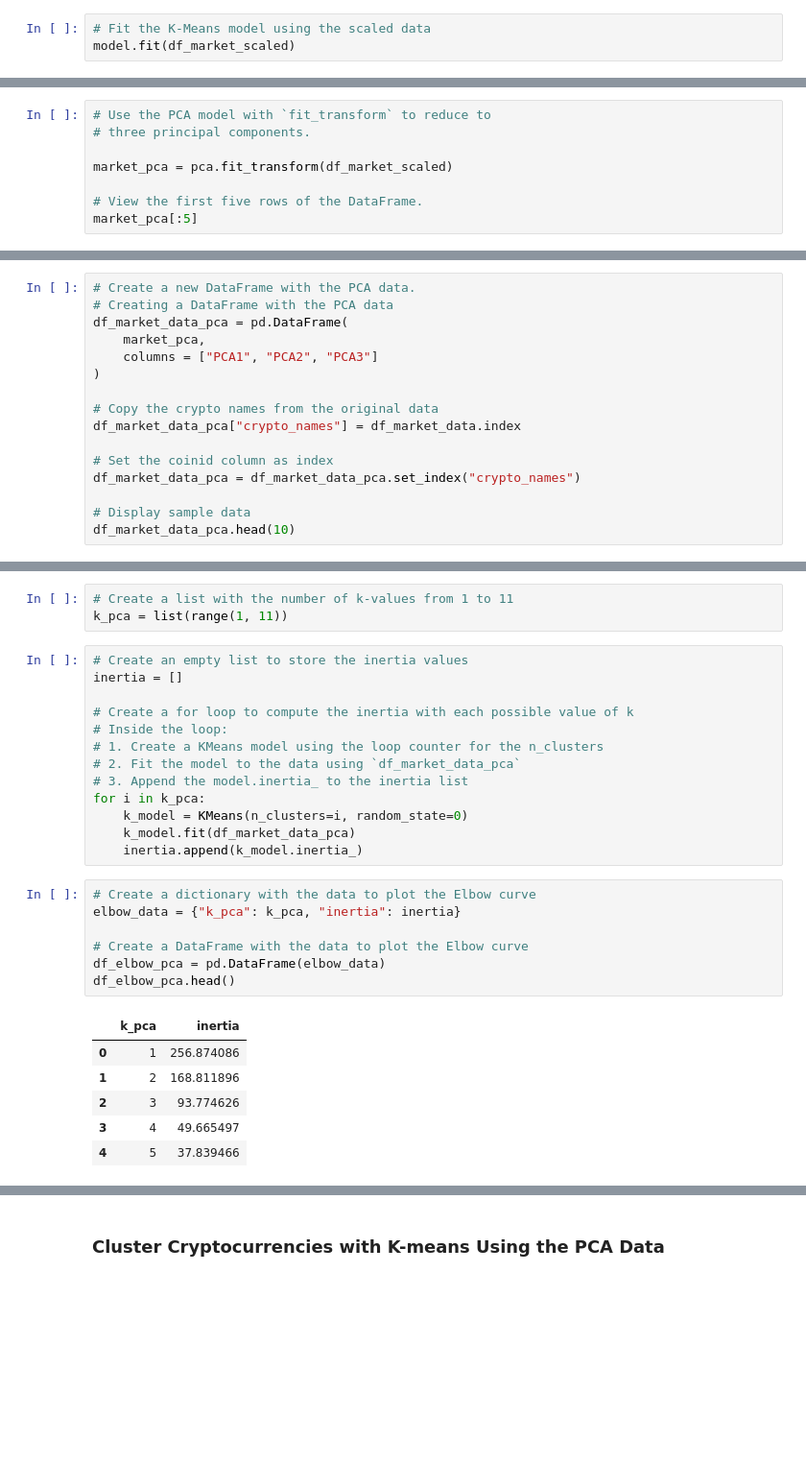
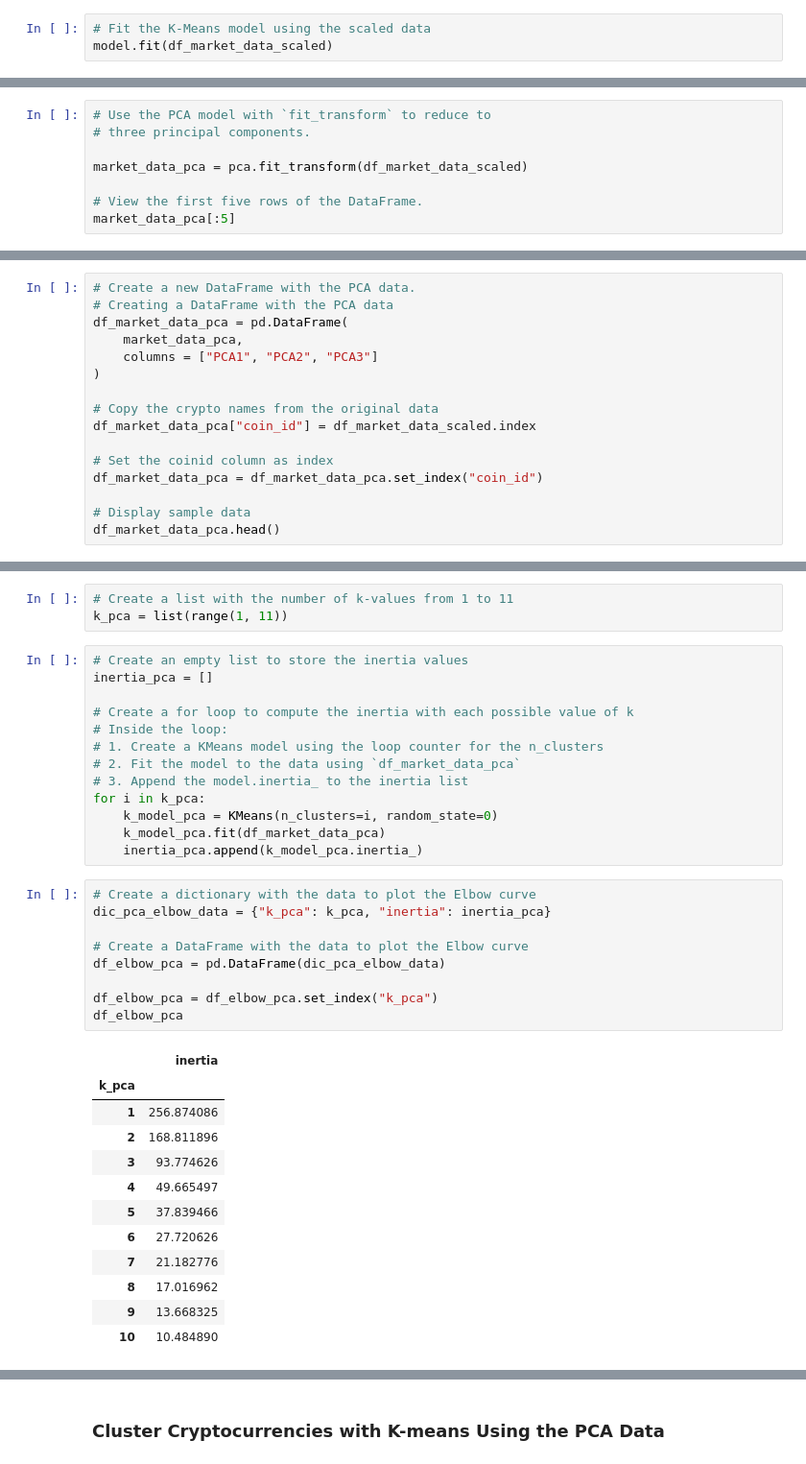
Before and after one commit to keenet1/CryptoClustering, a Jupyter notebook: Crypto_Clustering.ipynb, the cells around one changed output, grey strips where cells are left out. Shown: that part at 96% size. Drawn from its saved outputs; the diff is of its cells as text; blank space fills up the shorter version.

```diff
--- a/Crypto_Clustering.ipynb
+++ b/Crypto_Clustering.ipynb
@@ -150,7 +139,7 @@ df_elbow_original.hvplot.line(
 model = KMeans(n_clusters = 4, random_state = 0)
 # %%
 # Fit the K-Means model using the scaled data
-model.fit(df_market_scaled)
+model.fit(df_market_data_scaled)
 # %% [output]
 KMeans(n_clusters=4, random_state=0)
 # %%
@@ -205,10 +196,10 @@ pca = PCA(n_components = 3)
 # Use the PCA model with `fit_transform` to reduce to
 # three principal components.
 
-market_pca = pca.fit_transform(df_market_scaled)
+market_data_pca = pca.fit_transform(df_market_data_scaled)
 
 # View the first five rows of the DataFrame.
-market_pca[:5]
+market_data_pca[:5]
 # %% [output]
 array([[-0.60066733,  0.84276006,  0.46159457],
        [-0.45826071,  0.45846566,  0.95287678],
@@ -237,17 +227,17 @@ total_explained_variance
 # Create a new DataFrame with the PCA data.
 # Creating a DataFrame with the PCA data
 df_market_data_pca = pd.DataFrame(
-    market_pca,
+    market_data_pca,
     columns = ["PCA1", "PCA2", "PCA3"]
 )
 
 # Copy the crypto names from the original data
-df_market_data_pca["crypto_names"] = df_market_data.index
+df_market_data_pca["coin_id"] = df_market_data_scaled.index
 
 # Set the coinid column as index
-df_market_data_pca = df_market_data_pca.set_index("crypto_names")
+df_market_data_pca = df_market_data_pca.set_index("coin_id")
 
 # Display sample data
-df_market_data_pca.head(10)
+df_market_data_pca.head()
 # %% [output]
 |  | PCA1 | PCA2 | PCA3 |
@@ -271,7 +256,7 @@ df_market_data_pca.head(10)
 k_pca = list(range(1, 11))
 # %%
 # Create an empty list to store the inertia values
-inertia = []
+inertia_pca = []
 
 # Create a for loop to compute the inertia with each possible value of k
 # Inside the loop:
@@ -279,23 +264,31 @@ inertia = []
 # 2. Fit the model to the data using `df_market_data_pca`
 # 3. Append the model.inertia_ to the inertia list
 for i in k_pca:
-    k_model = KMeans(n_clusters=i, random_state=0)
-    k_model.fit(df_market_data_pca)
-    inertia.append(k_model.inertia_)
+    k_model_pca = KMeans(n_clusters=i, random_state=0)
+    k_model_pca.fit(df_market_data_pca)
+    inertia_pca.append(k_model_pca.inertia_)
 # %%
 # Create a dictionary with the data to plot the Elbow curve
-elbow_data = {"k_pca": k_pca, "inertia": inertia}
+dic_pca_elbow_data = {"k_pca": k_pca, "inertia": inertia_pca}
 
 # Create a DataFrame with the data to plot the Elbow curve
-df_elbow_pca = pd.DataFrame(elbow_data)
-df_elbow_pca.head()
+df_elbow_pca = pd.DataFrame(dic_pca_elbow_data)
+
+df_elbow_pca = df_elbow_pca.set_index("k_pca")
+df_elbow_pca
 # %% [output]
-|  | k_pca | inertia |
-| 0 | 1 | 256.874086 |
-| 1 | 2 | 168.811896 |
-| 2 | 3 | 93.774626 |
-| 3 | 4 | 49.665497 |
-| 4 | 5 | 37.839466 |
+|  | inertia |
+| k_pca |  |
+| 1 | 256.874086 |
+| 2 | 168.811896 |
+| 3 | 93.774626 |
+| 4 | 49.665497 |
+| 5 | 37.839466 |
+| 6 | 27.720626 |
+| 7 | 21.182776 |
+| 8 | 17.016962 |
+| 9 | 13.668325 |
+| 10 | 10.484890 |
 # %%
 # Plot a line chart with all the inertia values computed with
 # the different values of k to visually identify the optimal value for k.
```
Also changed, not shown: parts of 26 cells of this notebook.
